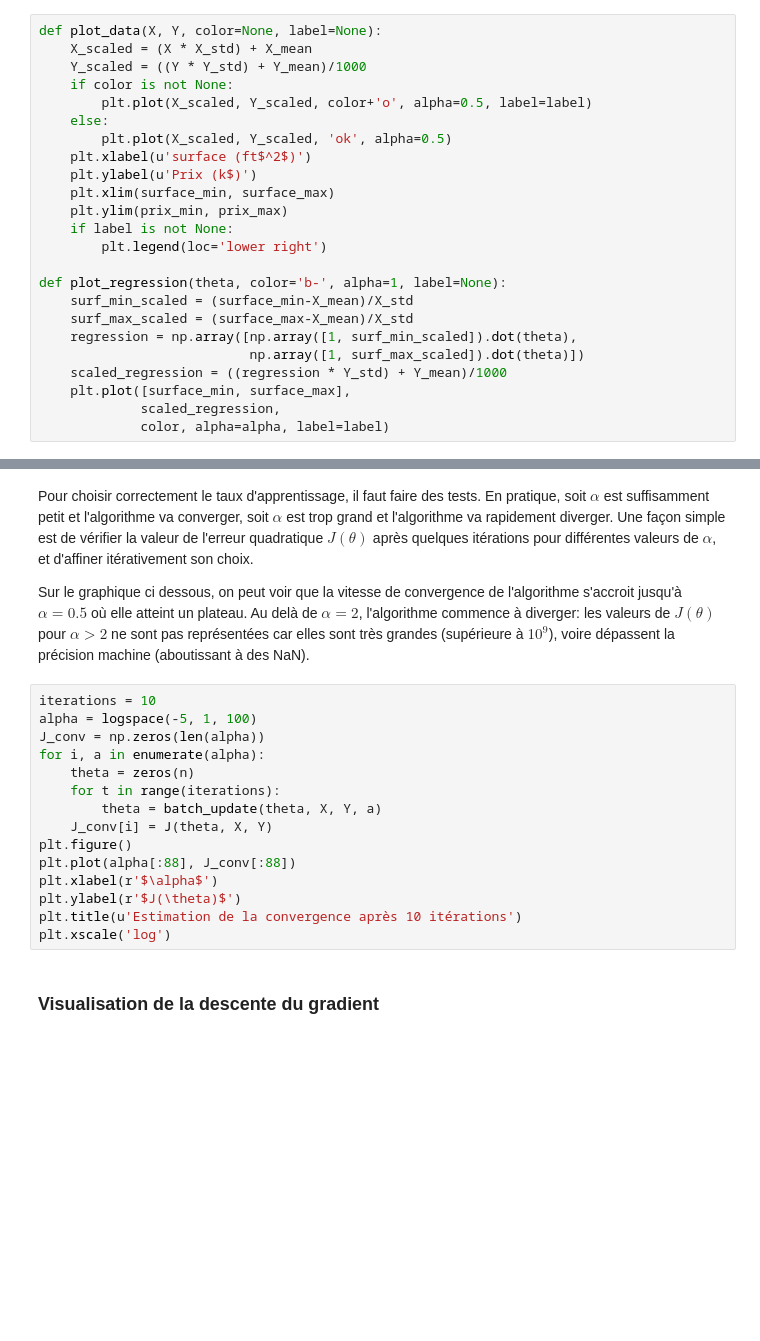
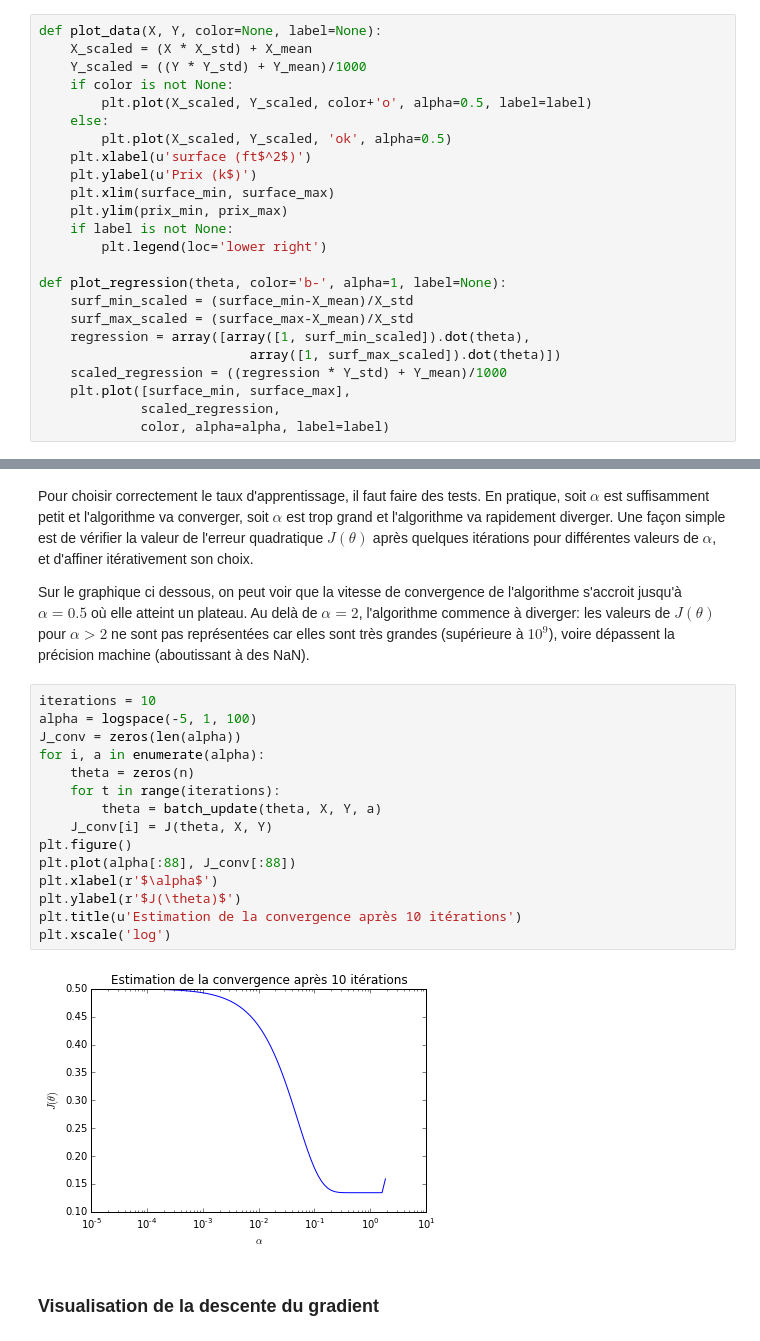
Before and after one commit to sylvchev/coursMLpython, a Jupyter notebook: 3a-RegressionLineaire-Immobilier.ipynb, the cells around one changed output, grey strips where cells are left out. Cells and saved outputs as stored; diff of their text form; blank space fills up the shorter version.

```diff
--- a/3a-RegressionLineaire-Immobilier.ipynb
+++ b/3a-RegressionLineaire-Immobilier.ipynb
@@ -188,8 +195,8 @@ def plot_data(X, Y, color=None, label=None):
 def plot_regression(theta, color='b-', alpha=1, label=None):
     surf_min_scaled = (surface_min-X_mean)/X_std
     surf_max_scaled = (surface_max-X_mean)/X_std
-    regression = np.array([np.array([1, surf_min_scaled]).dot(theta),
-                           np.array([1, surf_max_scaled]).dot(theta)])
+    regression = array([array([1, surf_min_scaled]).dot(theta),
+                           array([1, surf_max_scaled]).dot(theta)])
     scaled_regression = ((regression * Y_std) + Y_mean)/1000
     plt.plot([surface_min, surface_max],
              scaled_regression,
@@ -256,18 +278,20 @@ Sur le graphique ci dessous, on peut voir que la vitesse de convergence de l'alg
 # %%
 iterations = 10
 alpha = logspace(-5, 1, 100)
-J_conv = np.zeros(len(alpha))
+J_conv = zeros(len(alpha))
 for i, a in enumerate(alpha):
     theta = zeros(n)
     for t in range(iterations):
         theta = batch_update(theta, X, Y, a)
     J_conv[i] = J(theta, X, Y)
 plt.figure()
 plt.plot(alpha[:88], J_conv[:88])
 plt.xlabel(r'$\alpha$')
 plt.ylabel(r'$J(\theta)$')
 plt.title(u'Estimation de la convergence après 10 itérations')
 plt.xscale('log')
+# %% [output]
+[figure, added]
 # %% [markdown]
 ### Visualisation de la descente du gradient
 # %% [markdown]
```
Also changed, not shown: parts of 15 cells of this notebook, 2 other files.
